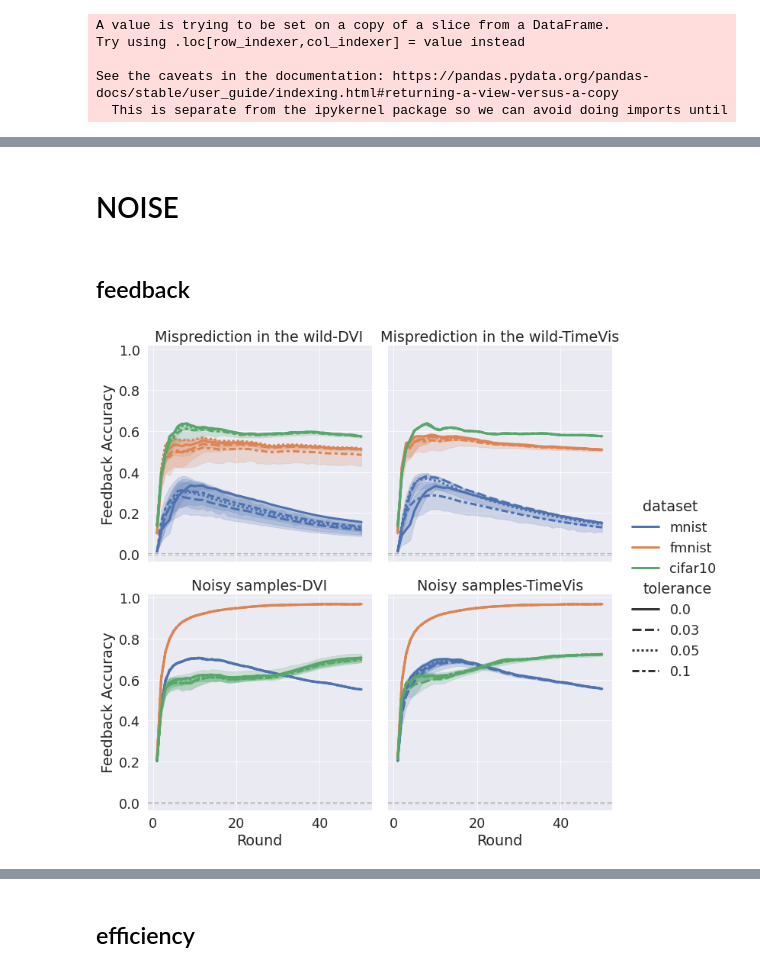
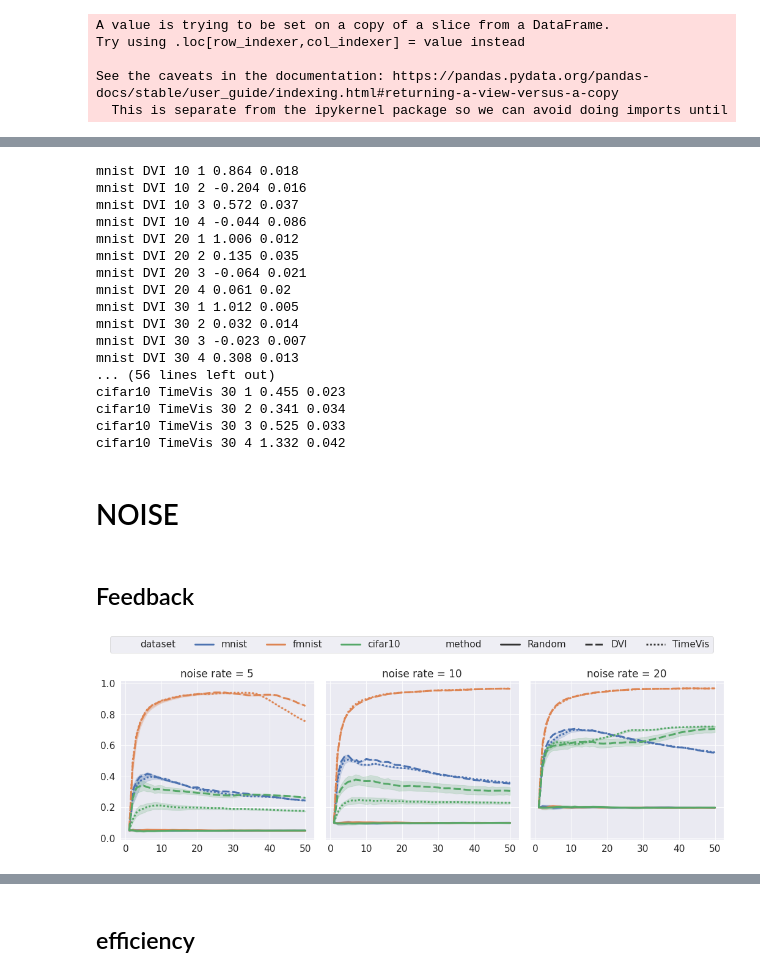
Before and after one commit to xianglinyang/DeepDebugger, a Jupyter notebook: experiments/trajectory_plot.ipynb, the cells around one changed output, grey strips where cells are left out. Cells and saved outputs as stored; diff of their text form; code cells hidden in the pictures.

```diff
--- a/experiments/trajectory_plot.ipynb
+++ b/experiments/trajectory_plot.ipynb
@@ -90,16 +60,0 @@ fg.figure.savefig(
-# %%
-# "task":str, "dataset":str, "method":str, "rate":int, "tolerance":float, "iter":int, "eval":float})
-df_eval = df[(df.task=="feedback")&(df.rate==10)]
-pal20c = sns.color_palette('tab20c', 20)
-sns.set_theme()
-sns.set_context("paper", font_scale=2, rc={"lines.linewidth": 3})
-fg = sns.relplot(data=df_eval, x="iter", y="eval", col="method", hue="dataset", hue_order=["mnist","fmnist","cifar10"], style="tolerance", kind="line", legend="full")
-# fg = sns.lineplot(data=df_eval, x="iter", y="eval", hue="dataset", hue_order=["mnist","fmnist","cifar10"], style="method", style_order=["DVI", "TimeVis","Random"], legend="full")
-# sns.move_legend(fg, "lower center", bbox_to_anchor=(.5, 1), ncol=2, title=None, frameon=False)
-fg.set(xlabel='', ylabel='')
-fg.figure.savefig(
-    "../singleVis/plot/plot_results/al_simulation_noise_10.png",
-    dpi=300,
-    bbox_inches="tight",
-    pad_inches=0.0,
-)
@@ -138,3 +97,30 @@ See the caveats in the documentation: https://pandas.pydata.org/pandas-docs/stab
+# %%
+df_eval = df[(df.task=="FI")]
+for dataset in ["mnist", "fmnist", "cifar10"]:
+    for method in ["DVI", "TimeVis"]:
+        for rate in [10, 20, 30]:
+            for iter_ in [1,2,3,4]:
+                eval = df_eval[(df.dataset==dataset)&(df.method==method)&(df.rate==rate)&(df.iter==iter_)].mean(axis=0).eval
+                std = df_eval[(df.dataset==dataset)&(df.method==method)&(df.rate==rate)&(df.iter==iter_)].std(axis=0).eval
+                print(dataset, method, rate, iter_, round(eval, 3), round(std, 3))
+# %% [output]
+mnist DVI 10 1 0.864 0.018
+mnist DVI 10 2 -0.204 0.016
+mnist DVI 10 3 0.572 0.037
+mnist DVI 10 4 -0.044 0.086
+mnist DVI 20 1 1.006 0.012
+mnist DVI 20 2 0.135 0.035
+mnist DVI 20 3 -0.064 0.021
+mnist DVI 20 4 0.061 0.02
+mnist DVI 30 1 1.012 0.005
+mnist DVI 30 2 0.032 0.014
+mnist DVI 30 3 -0.023 0.007
+mnist DVI 30 4 0.308 0.013
+... (56 lines left out)
+cifar10 TimeVis 30 1 0.455 0.023
+cifar10 TimeVis 30 2 0.341 0.034
+cifar10 TimeVis 30 3 0.525 0.033
+cifar10 TimeVis 30 4 1.332 0.042
 # %% [markdown]
 # NOISE
 # %%
@@ -142,9 +128,9 @@ See the caveats in the documentation: https://pandas.pydata.org/pandas-docs/stab
 eval_path = "/home/xianglin/projects/DVI_data/noisy/symmetric/feedback.xlsx"
 df = pd.read_excel(eval_path, index_col=0, dtype={"task":str, "dataset":str, "method":str, "rate":int, "tolerance":float, "iter":int, "eval":float})
 # df = df.rename(columns={"rate": "noise rate"})
+# %% [markdown]
+## Feedback
 # %%
 # "task":str, "dataset":str, "method":str, "rate":int, "tolerance":float, "iter":int, "eval":float
-df_noise_eval = df[(df.task=="feedback")&(df.tolerance<0.15)&(df.rate==20)]
-df_noise_eval["Task"] = ["Noisy samples"]*len(df_noise_eval)
+df = df.rename(columns={"rate": "noise rate"})
+df_eval = df[(df.task=="feedback")&(df.tolerance==0.0)]
-# %% [markdown]
-## feedback
@@ -154,19 +137,22 @@ df_eval = df_eval[df_eval.method!="Random"]
 # %%
+from matplotlib import rc
+plt.rcParams['ps.useafm'] = True
+rc('font',**{'family':'sans-serif','sans-serif':['FreeSans']})
+plt.rcParams['pdf.fonttype'] = 42
+
+# pal20c = sns.color_palette('tab20c', 20)
 sns.set_theme()
-sns.set_context("paper", font_scale=2, rc={"lines.linewidth": 3})
-fg = sns.relplot(data=df_eval, x="iter", y="eval",row="Task", col="method", hue="dataset", hue_order=["mnist","fmnist","cifar10"], style="tolerance", kind="line", legend="auto")
-# sns.move_legend(fg,"" frameon=True)
-# sns.move_legend(fg, "center right")
-fg.set(xlabel='Round', ylabel='Feedback Accuracy')
-(fg.map(plt.axhline, y=0, color=".7", dashes=(2, 1), zorder=0)
-  .set_titles("{row_name}-{col_name}")
-#   .legend(frameon=True)
-  )
+sns.set_context("paper", font_scale=1.75, rc={"lines.linewidth": 3})
+fg = sns.relplot(data=df_eval, x="iter", y="eval", col="noise rate", hue="dataset", hue_order=["mnist","fmnist","cifar10"], style="method", style_order=["Random", "DVI", "TimeVis"], kind="line", legend="auto")
+# fg = sns.lineplot(data=df_eval, x="iter", y="eval", hue="dataset", hue_order=["mnist","fmnist","cifar10"], style="method", style_order=["Random", "DVI", "TimeVis"], legend="full")
+sns.move_legend(fg, "lower center", bbox_to_anchor=(.465, 1), ncol=8, title=None, frameon=True)
+fg.set(xlabel='', ylabel='')
+
 fg.figure.savefig(
-    "../singleVis/plot/plot_results/noise_simulation.pdf",
+    "../singleVis/plot/plot_results/noise_simulation_feedback.pdf",
     dpi=300,
     bbox_inches="tight",
     pad_inches=0.0,
 )
 # %% [output]
-[figure, old version]
+[figure, new version]
```
Also changed, not shown: parts of 24 cells of this notebook, 1 other file.
